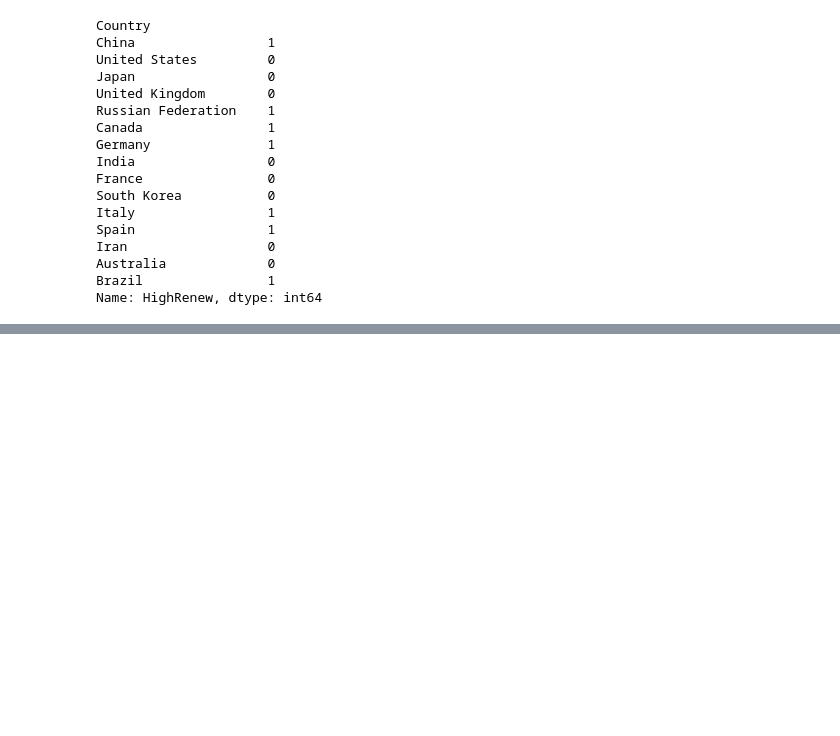
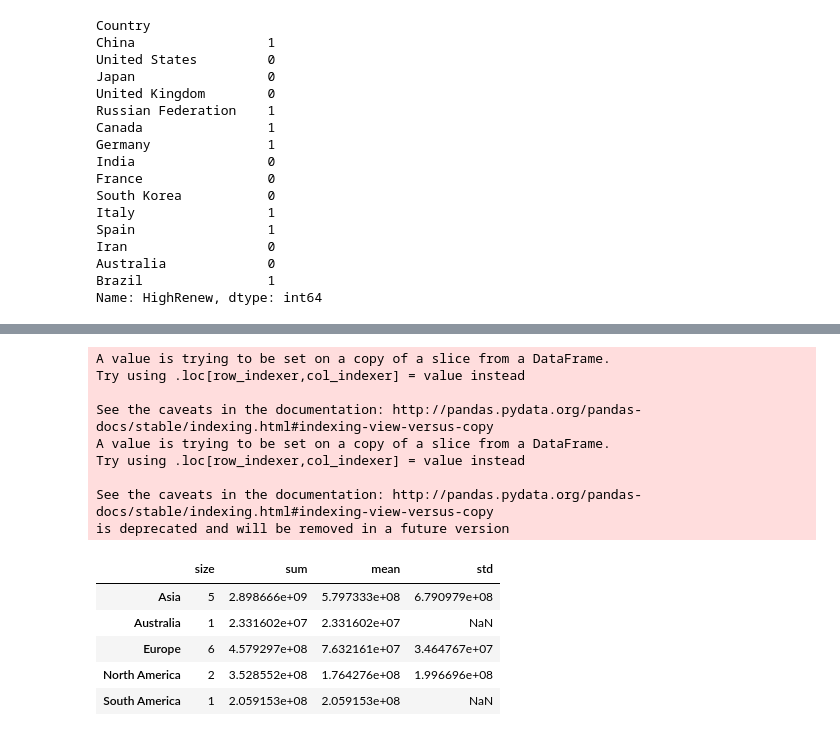
Before and after one commit to zozowit/-DS_in_Python, a Jupyter notebook: cours1_IntroductiontoDataScienceinPython/week3_pandas_advance/assignment.ipynb, the cells around one changed output, grey strips where cells are left out. Cells and saved outputs as stored; diff of their text form; code cells hidden in the pictures; blank space fills up the shorter version.

```diff
--- a/cours1_IntroductiontoDataScienceinPython/week3_pandas_advance/assignment.ipynb
+++ b/cours1_IntroductiontoDataScienceinPython/week3_pandas_advance/assignment.ipynb
@@ -493,3 +493,68 @@ Iran                  0
 Australia             0
 Brazil                1
 Name: HighRenew, dtype: int64
+# %%
+# Question 11 (6.6%)¶
+# Use the following dictionary to group the Countries by Continent,
+# then create a dateframe that displays the sample size (the number of countries in each continent bin),
+# and the sum, mean, and std deviation for the estimated population of each country.
+
+''' ContinentDict  = {'China':'Asia',
+                  'United States':'North America',
+                  'Japan':'Asia',
+                  'United Kingdom':'Europe',
+                  'Russian Federation':'Europe',
+                  'Canada':'North America',
+                  'Germany':'Europe',
+                  'India':'Asia',
+                  'France':'Europe',
+                  'South Korea':'Asia',
+                  'Italy':'Europe',
+                  'Spain':'Europe',
+                  'Iran':'Asia',
+                  'Australia':'Australia',
+                  'Brazil':'South America'}
+'''
+# This function should return a DataFrame with index named Continent
+# ['Asia', 'Australia', 'Europe', 'North America', 'South America']
+# and columns ['size', 'sum', 'mean', 'std']
+ContinentDict  = {'China':'Asia',
+                  'United States':'North America',
+                  'Japan':'Asia',
+                  'United Kingdom':'Europe',
+                  'Russian Federation':'Europe',
+                  'Canada':'North America',
+                  'Germany':'Europe',
+                  'India':'Asia',
+                  'France':'Europe',
+                  'South Korea':'Asia',
+                  'Italy':'Europe',
+                  'Spain':'Europe',
+                  'Iran':'Asia',
+                  'Australia':'Australia',
+                  'Brazil':'South America'}
+
+def answer_eleven():
+    Top15 = answer_one()
+    Top15.groupby(ContinentDict)
+
+    Top15 = answer_one()
+    Top15['est_pop'] = Top15['Energy Supply'] / Top15['Energy Supply per Capita']
+
+    # ！！！！！！！！！！！！！！！！！！！！！！！
+    # 'est_pop' is <class 'float'> which could not be average in agg
+    # 'Energy Supply' is <class 'numpy.float64'>
+    print(type(Top15['est_pop'][0]))
+    print(type(Top15['Energy Supply'][0]))
+    print('------------------')
+    Top15['est_pop'] = Top15['est_pop'].astype('float64')
+    print(type(Top15['est_pop'][0]))
+    # Top15['est_pop'].mean() this work
+
+    #Top15['est_pop'].head
+    new_top = Top15.groupby(ContinentDict)['est_pop'].agg({'size': 'count', 'sum': np.sum, 'mean':np.average, 'std':np.std})
+    # (Top15.groupby(ContinentDict)['est_pop'].agg({'mean':np.average}))
+    #Top15.groupby(ContinentDict)['est_pop'].mean()
+    return new_top
+answer_eleven()
+# %% [output]
@@ -495,0 +565,15 @@ Name: HighRenew, dtype: int64
+A value is trying to be set on a copy of a slice from a DataFrame.
+Try using .loc[row_indexer,col_indexer] = value instead
+
+See the caveats in the documentation: http://pandas.pydata.org/pandas-docs/stable/indexing.html#indexing-view-versus-copy
+A value is trying to be set on a copy of a slice from a DataFrame.
+Try using .loc[row_indexer,col_indexer] = value instead
+
+See the caveats in the documentation: http://pandas.pydata.org/pandas-docs/stable/indexing.html#indexing-view-versus-copy
+is deprecated and will be removed in a future version
+|  | size | sum | mean | std |
+| Asia | 5 | 2.898666e+09 | 5.797333e+08 | 6.790979e+08 |
+| Australia | 1 | 2.331602e+07 | 2.331602e+07 | NaN |
+| Europe | 6 | 4.579297e+08 | 7.632161e+07 | 3.464767e+07 |
+| North America | 2 | 3.528552e+08 | 1.764276e+08 | 1.996696e+08 |
+| South America | 1 | 2.059153e+08 | 2.059153e+08 | NaN |
```
Also changed, not shown: parts of 3 cells of this notebook, 2 other files.
